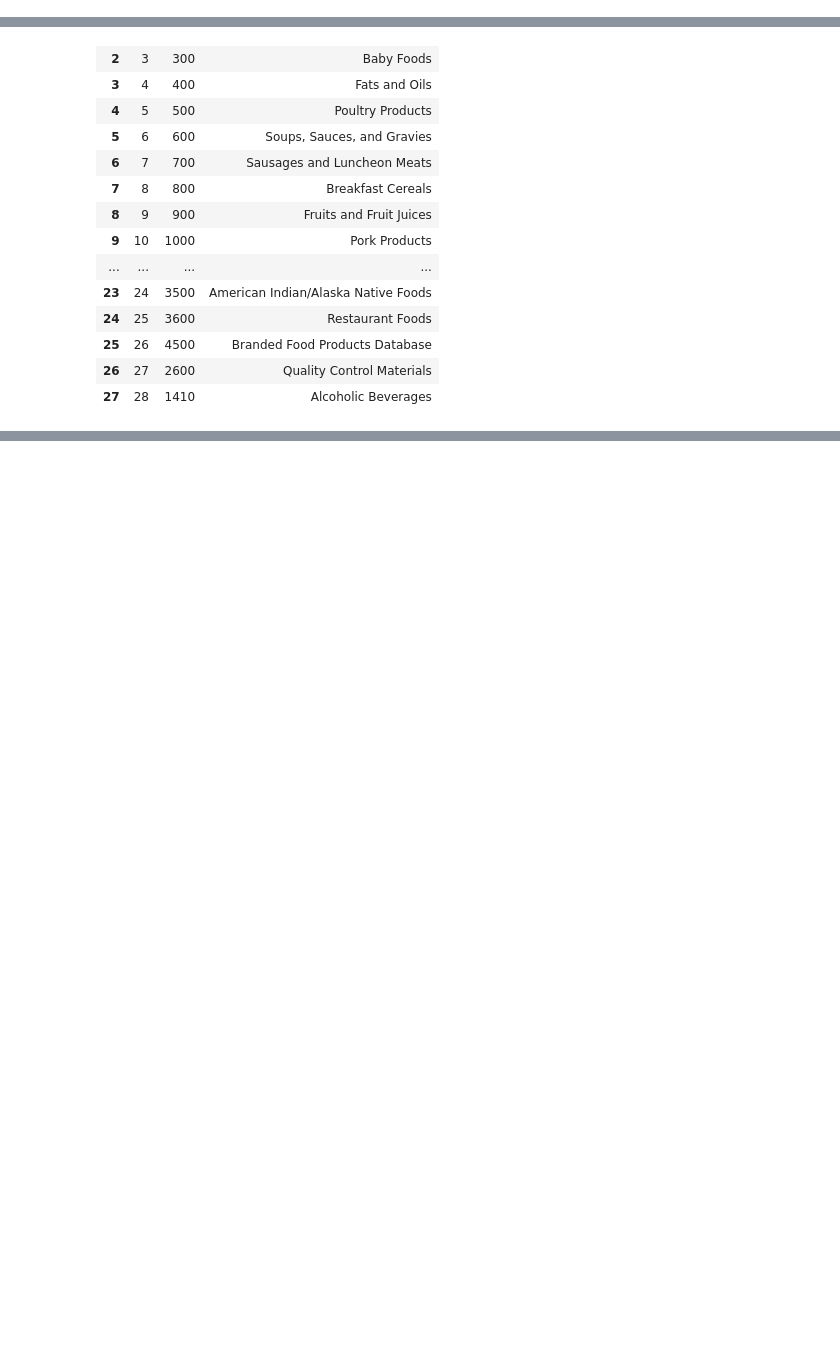
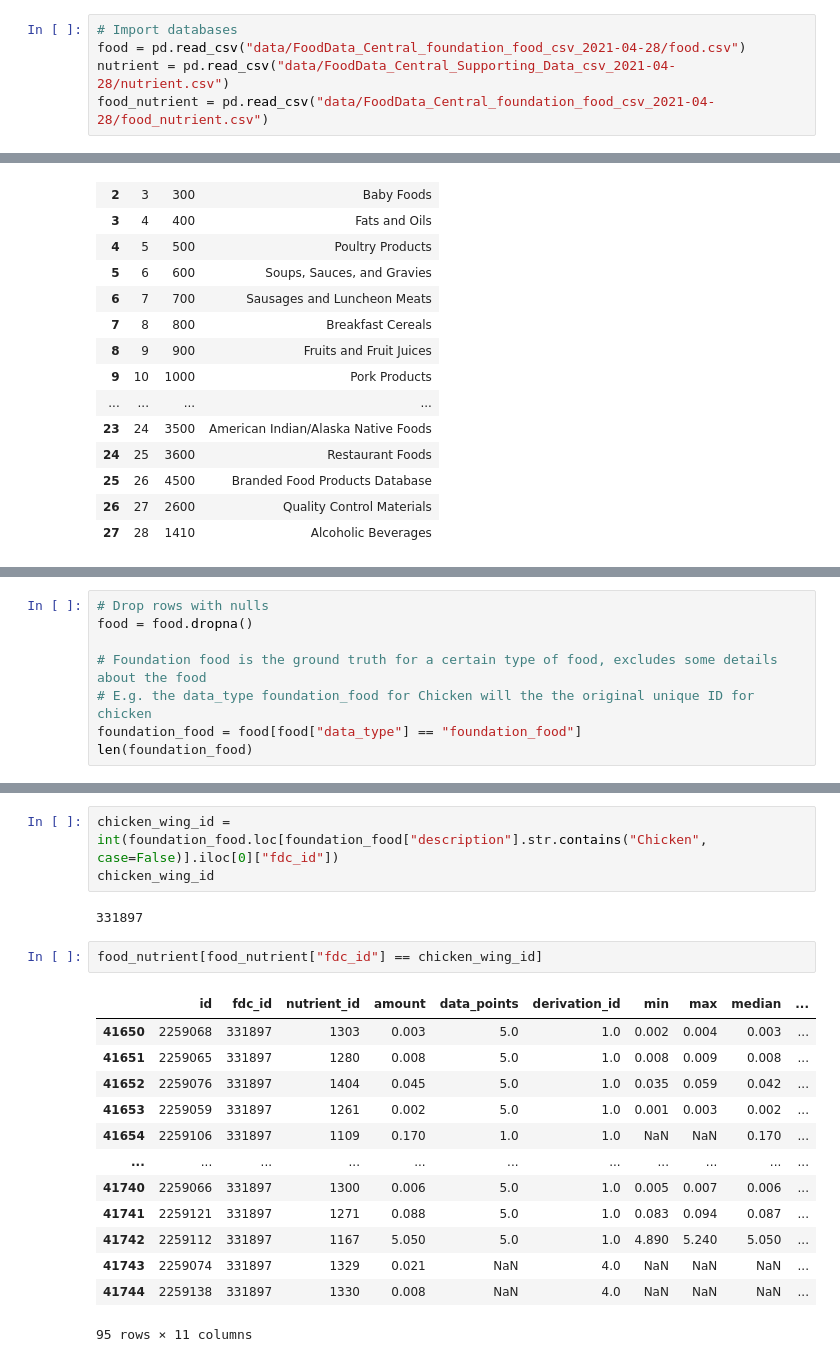
Before and after one commit to mrdbourke/nutrify, a Jupyter notebook: data_exploration/usda_food_data_exploration.ipynb, the cells around one changed output, grey strips where cells are left out. Drawn from its saved outputs; the diff is of its cells as text; blank space fills up the shorter version.

Commit message:
update data exploration code + add new dataset

```diff
--- a/data_exploration/usda_food_data_exploration.ipynb
+++ b/data_exploration/usda_food_data_exploration.ipynb
@@ -31,0 +15,5 @@ df
+# %%
+# Import databases
+food = pd.read_csv("data/FoodData_Central_foundation_food_csv_2021-04-28/food.csv")
+nutrient = pd.read_csv("data/FoodData_Central_Supporting_Data_csv_2021-04-28/nutrient.csv")
+food_nutrient = pd.read_csv("data/FoodData_Central_foundation_food_csv_2021-04-28/food_nutrient.csv")
@@ -131,0 +199,8 @@ food_cats
+# %%
+# Drop rows with nulls
+food = food.dropna()
+
+# Foundation food is the ground truth for a certain type of food, excludes some details about the food
+# E.g. the data_type foundation_food for Chicken will the the original unique ID for chicken
+foundation_food = food[food["data_type"] == "foundation_food"]
+len(foundation_food)
@@ -131,0 +280,21 @@ food_cats
+# %%
+chicken_wing_id = int(foundation_food.loc[foundation_food["description"].str.contains("Chicken", case=False)].iloc[0]["fdc_id"])
+chicken_wing_id
+# %% [output]
+331897
+# %%
+food_nutrient[food_nutrient["fdc_id"] == chicken_wing_id]
+# %% [output]
+|  | id | fdc_id | nutrient_id | amount | data_points | derivation_id | min | max | median | ... |
+| 41650 | 2259068 | 331897 | 1303 | 0.003 | 5.0 | 1.0 | 0.002 | 0.004 | 0.003 | ... |
+| 41651 | 2259065 | 331897 | 1280 | 0.008 | 5.0 | 1.0 | 0.008 | 0.009 | 0.008 | ... |
+| 41652 | 2259076 | 331897 | 1404 | 0.045 | 5.0 | 1.0 | 0.035 | 0.059 | 0.042 | ... |
+| 41653 | 2259059 | 331897 | 1261 | 0.002 | 5.0 | 1.0 | 0.001 | 0.003 | 0.002 | ... |
+| 41654 | 2259106 | 331897 | 1109 | 0.170 | 1.0 | 1.0 | NaN | NaN | 0.170 | ... |
+| ... | ... | ... | ... | ... | ... | ... | ... | ... | ... | ... |
+| 41740 | 2259066 | 331897 | 1300 | 0.006 | 5.0 | 1.0 | 0.005 | 0.007 | 0.006 | ... |
+| 41741 | 2259121 | 331897 | 1271 | 0.088 | 5.0 | 1.0 | 0.083 | 0.094 | 0.087 | ... |
+| 41742 | 2259112 | 331897 | 1167 | 5.050 | 5.0 | 1.0 | 4.890 | 5.240 | 5.050 | ... |
+| 41743 | 2259074 | 331897 | 1329 | 0.021 | NaN | 4.0 | NaN | NaN | NaN | ... |
+| 41744 | 2259138 | 331897 | 1330 | 0.008 | NaN | 4.0 | NaN | NaN | NaN | ... |
+95 rows × 11 columns
```
Also changed, not shown: parts of 49 cells of this notebook, 10 other files.
